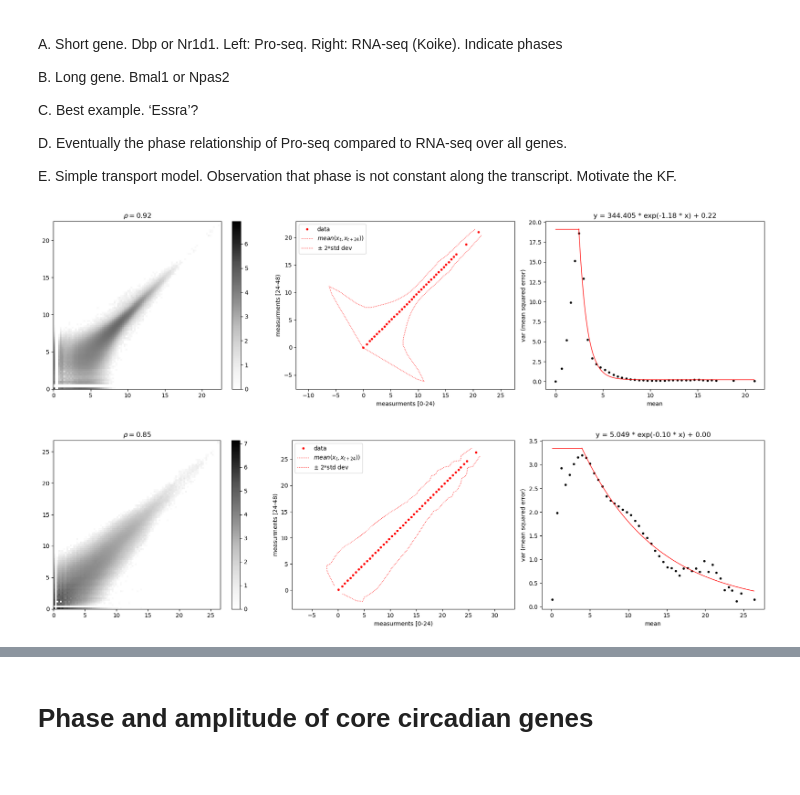
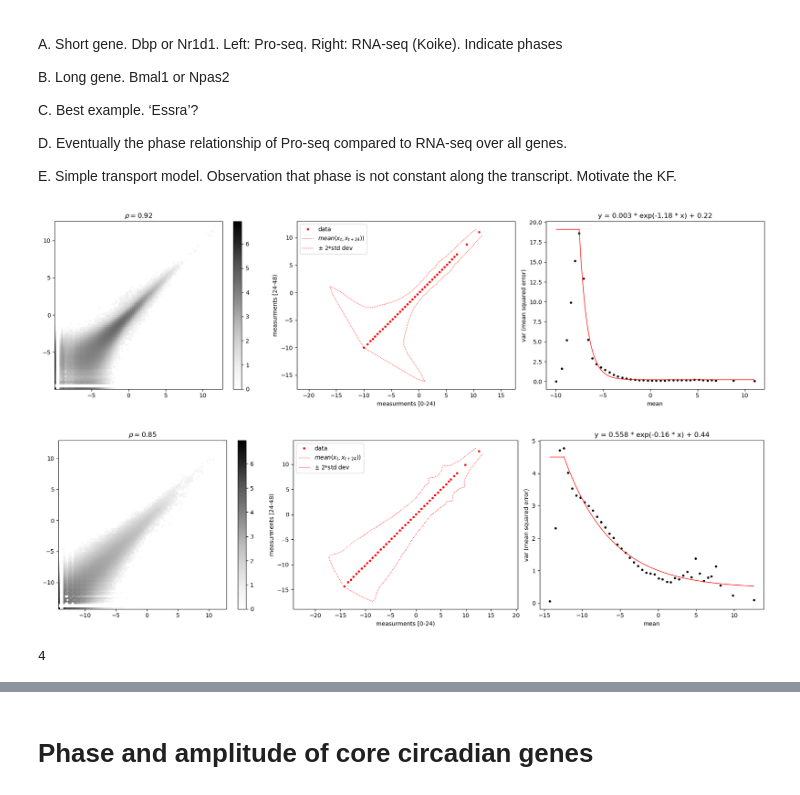
Before and after one commit to jmbreda/PROseq, a Jupyter notebook: notebooks/Figure1.ipynb, the cells around one changed output, grey strips where cells are left out. Drawn from its saved outputs; the diff is of its cells as text; code cells hidden in the pictures.

```diff
--- a/notebooks/Figure1.ipynb
+++ b/notebooks/Figure1.ipynb
@@ -174,46 +174,49 @@ T = np.arange(0, 48, 4)
 
 # infiles
 infile_proseq = f'../results/GRCm38/binned_norm_coverage/expression_tables/bin_expression_table_bin{bin_size}bp.csv'
-infile_rnaseq = f'~/RNAseq/results/Koike_Science_2012/star/binned_norm_coverage/expression_tables/bin_expression_table_bin{bin_size}bp.csv'
+infile_rnaseq = f'~/RNAseq/results/Koike_Science_2012/star/binned_norm_coverage/Unique_rpm/expression_tables/bin_expression_table_bin{bin_size}bp.csv'
 infile_gtf = f'../resources/genome/GRCm38/gene_protein_coding.gtf'
 infile_core_circadian_genes = '../resources/core_circadian_clock_genes.txt'
 
 # read data
 proseq = pd.read_csv(infile_proseq, sep='\t')
-#proseq.drop('strand', axis=1, inplace=True)
+samples = proseq.columns.tolist()[3:]
+proseq.loc[:,samples] /= bin_size
 rnaseq = pd.read_csv(infile_rnaseq, sep='\t')
-# flip strands of rnaseq
-rnaseq.columns = [col[:-1] + ('+' if col[-1]=='-' else '-') for col in rnaseq.columns]
-rnaseq.columns = proseq.columns
+rnaseq.loc[:,samples] /= bin_size
+
+# get genes
 genes = pd.read_csv(infile_gtf, sep='\t', comment='#', header=None)
-
-samples = proseq.columns.tolist()[3:]
 strand_idx = {'+': [col[-1]=='+' for col in proseq.columns], '-': [col[-1]=='-' for col in proseq.columns]}
 
 # parse gtf and extract atributes
 genes.columns = ['chr', 'source', 'feature', 'start', 'end', 'score', 'strand', 'frame', 'attribute']
 attributes = ['gene_id', 'gene_type', 'gene_name', 'level','tag']
 for attribute in attributes:
     if attribute=='level':
         genes[attribute] = genes['attribute'].str.extract(attribute + ' (.*?);')
     else:
         genes[attribute] = genes['attribute'].str.extract(attribute + ' "(.*?)"')
 # drop attribute column and set gene_id as index
 genes.drop('attribute', axis=1, inplace=True)
 genes.set_index('gene_id', inplace=True)
 
 # get circadian genes
 core_circadian_genes = pd.read_csv(infile_core_circadian_genes, sep='\t').loc[:,'mm10'].values
 
 
 noise_params = {}
-a, b, c, e_max, m_e_max = noise_model(proseq,do_fig=True,pseudo_count=1)
+a, b, c, e_max, m_e_max = noise_model(proseq,do_fig=True,pseudo_count=1/bin_size)
 noise_params['proseq'] = {'a':a,'b':b,'c':c,'e_max':e_max,'m_e_max':m_e_max}
-a, b, c, e_max, m_e_max = noise_model(rnaseq,do_fig=True,pseudo_count=1)
+a, b, c, e_max, m_e_max = noise_model(rnaseq,do_fig=True,pseudo_count=1/(20*bin_size))
 noise_params['rnaseq'] = {'a':a,'b':b,'c':c,'e_max':e_max,'m_e_max':m_e_max}
 # %% [output]
-[figure, old version]
+[figure, new version]
-[figure, old version]
+[figure, new version]
+# %%
+max(3,4)
+# %% [output]
+4
 # %%
 def periodic_gaussians_unif(t,ρ,μ,σ2,τ=24):
 
```
Also changed, not shown: parts of 1 cell of this notebook, 5 other files.
